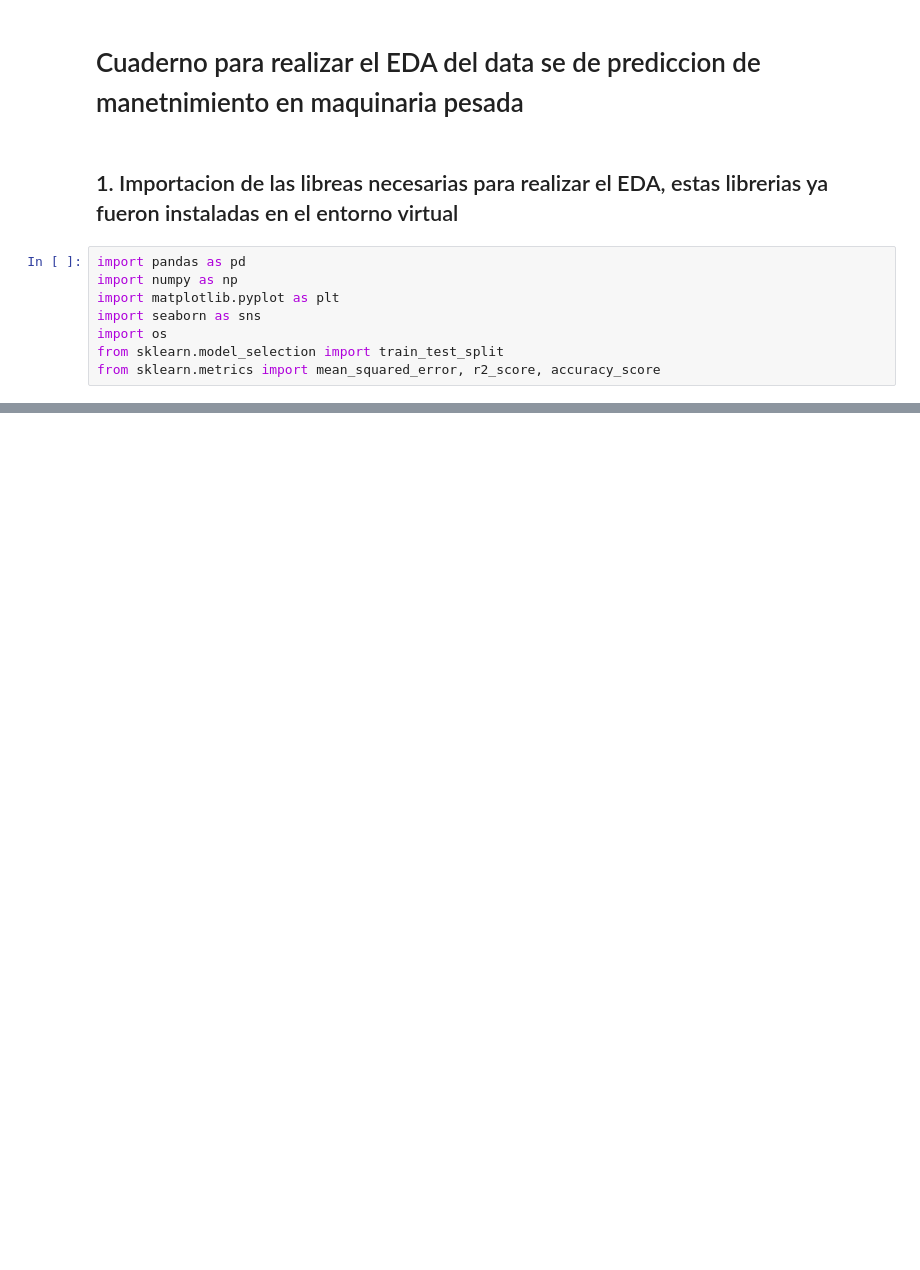
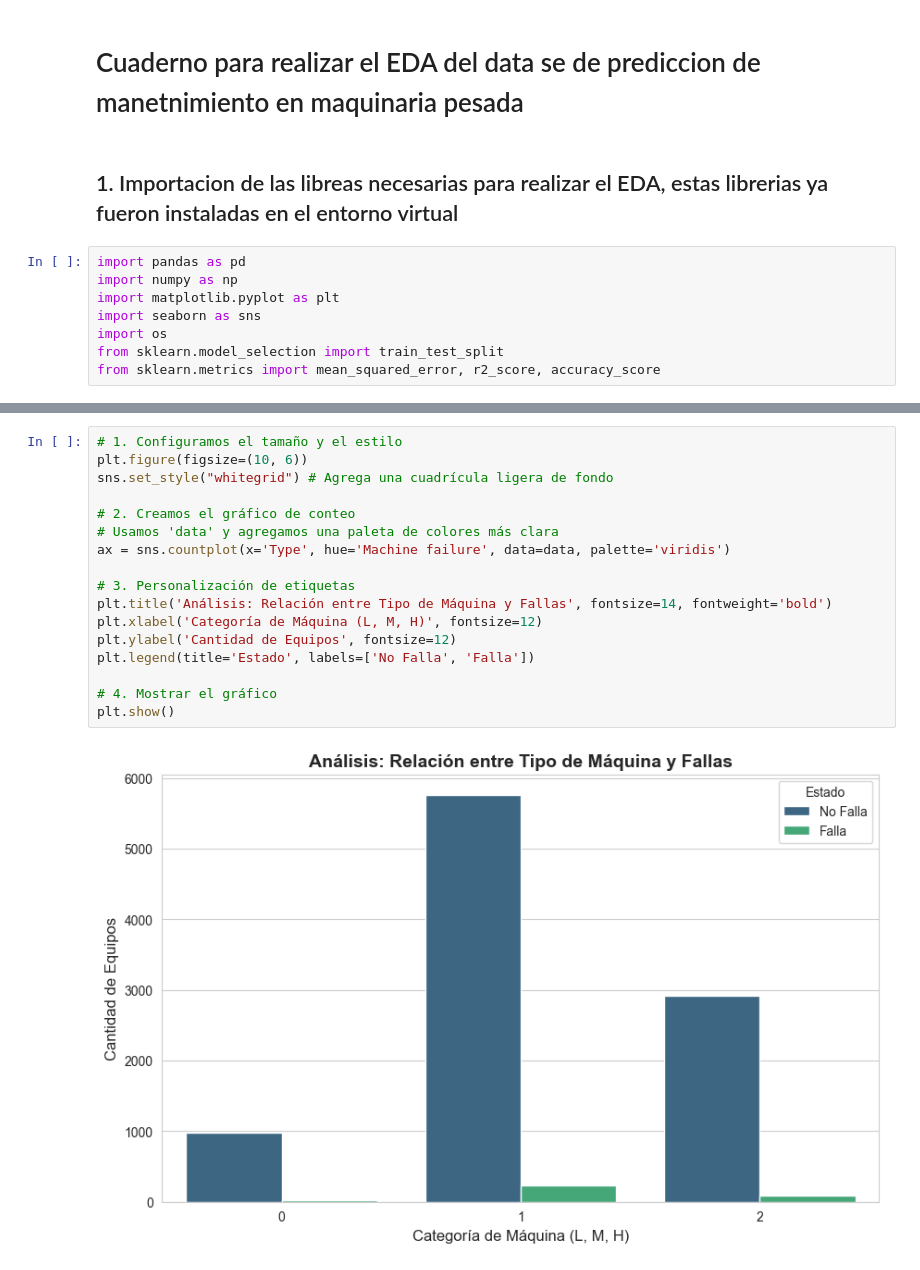
Before and after one commit to lufebe05/project_IA, a Jupyter notebook: notebooks/02_inicio_EDA.ipynb, the cells around one changed output, grey strips where cells are left out. Drawn from its saved outputs; the diff is of its cells as text; blank space fills up the shorter version.

```diff
--- a/notebooks/02_inicio_EDA.ipynb
+++ b/notebooks/02_inicio_EDA.ipynb
@@ -37,0 +278,19 @@ df.head()
+# %%
+# 1. Configuramos el tamaño y el estilo
+plt.figure(figsize=(10, 6))
+sns.set_style("whitegrid") # Agrega una cuadrícula ligera de fondo
+
+# 2. Creamos el gráfico de conteo
+# Usamos 'data' y agregamos una paleta de colores más clara
+ax = sns.countplot(x='Type', hue='Machine failure', data=data, palette='viridis')
+
+# 3. Personalización de etiquetas
+plt.title('Análisis: Relación entre Tipo de Máquina y Fallas', fontsize=14, fontweight='bold')
+plt.xlabel('Categoría de Máquina (L, M, H)', fontsize=12)
+plt.ylabel('Cantidad de Equipos', fontsize=12)
+plt.legend(title='Estado', labels=['No Falla', 'Falla'])
+
+# 4. Mostrar el gráfico
+plt.show()
+# %% [output]
+[figure, added]
```
Also changed, not shown: parts of 62 cells of this notebook, 2 other files.
